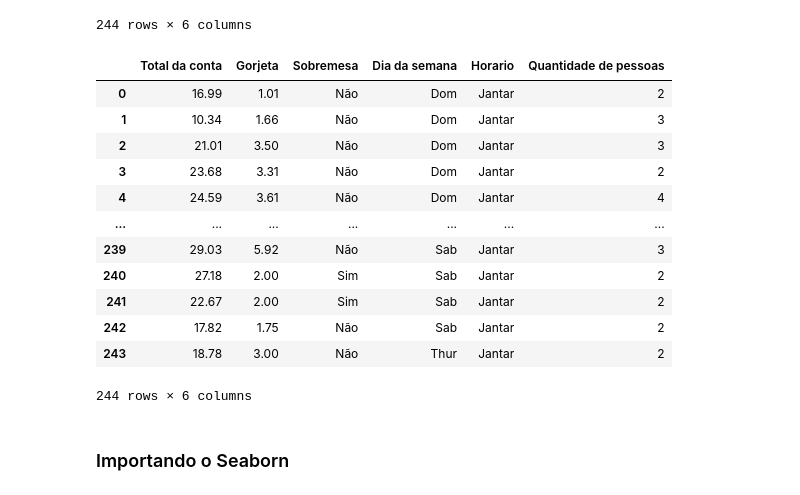
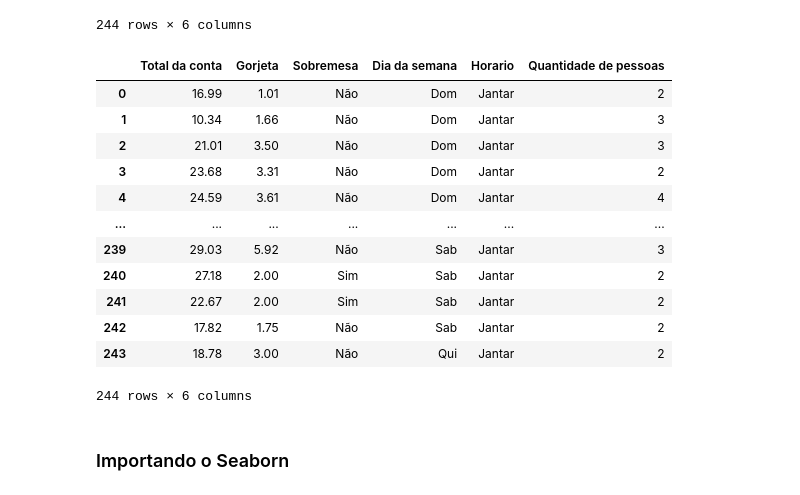
Before and after one commit to RayVilaca/Bootcamp-Data-Analytics, a Jupyter notebook: Cursos-Off/Alura/datavisualization/data-visualization.ipynb, the cells around one changed output. Drawn from its saved outputs; the diff is of its cells as text; code cells hidden in the pictures.

```diff
--- a/Cursos-Off/Alura/datavisualization/data-visualization.ipynb
+++ b/Cursos-Off/Alura/datavisualization/data-visualization.ipynb
@@ -75,22 +75,22 @@ dados
 244 rows × 6 columns
 # %%
 dados['Sobremesa'].replace(['No', 'Yes'], ['Não', 'Sim'], inplace=True)
-dados['Dia da semana'].replace(['Sun', 'Mon', 'Tue', 'Wed', 'Thu', 'Fri', 'Sat'], ['Dom', 'Seg', 'Ter', 'Qua', 'Qui', 'Sex', 'Sab'], inplace=True)
+dados['Dia da semana'].replace(['Sun', 'Mon', 'Tue', 'Wed', 'Thur', 'Fri', 'Sat'], ['Dom', 'Seg', 'Ter', 'Qua', 'Qui', 'Sex', 'Sab'], inplace=True)
 dados['Horario'].replace(['Dinner', 'Lunch'], ['Jantar', 'Almoço'], inplace=True)
 dados
 # %% [output]
 |  | Total da conta | Gorjeta | Sobremesa | Dia da semana | Horario | Quantidade de pessoas |
 | 0 | 16.99 | 1.01 | Não | Dom | Jantar | 2 |
 | 1 | 10.34 | 1.66 | Não | Dom | Jantar | 3 |
 | 2 | 21.01 | 3.50 | Não | Dom | Jantar | 3 |
 | 3 | 23.68 | 3.31 | Não | Dom | Jantar | 2 |
 | 4 | 24.59 | 3.61 | Não | Dom | Jantar | 4 |
 | ... | ... | ... | ... | ... | ... | ... |
 | 239 | 29.03 | 5.92 | Não | Sab | Jantar | 3 |
 | 240 | 27.18 | 2.00 | Sim | Sab | Jantar | 2 |
 | 241 | 22.67 | 2.00 | Sim | Sab | Jantar | 2 |
 | 242 | 17.82 | 1.75 | Não | Sab | Jantar | 2 |
-| 243 | 18.78 | 3.00 | Não | Thur | Jantar | 2 |
+| 243 | 18.78 | 3.00 | Não | Qui | Jantar | 2 |
 244 rows × 6 columns
 # %% [markdown]
 ### Importando o Seaborn
```
Also changed, not shown: parts of 17 cells of this notebook.
